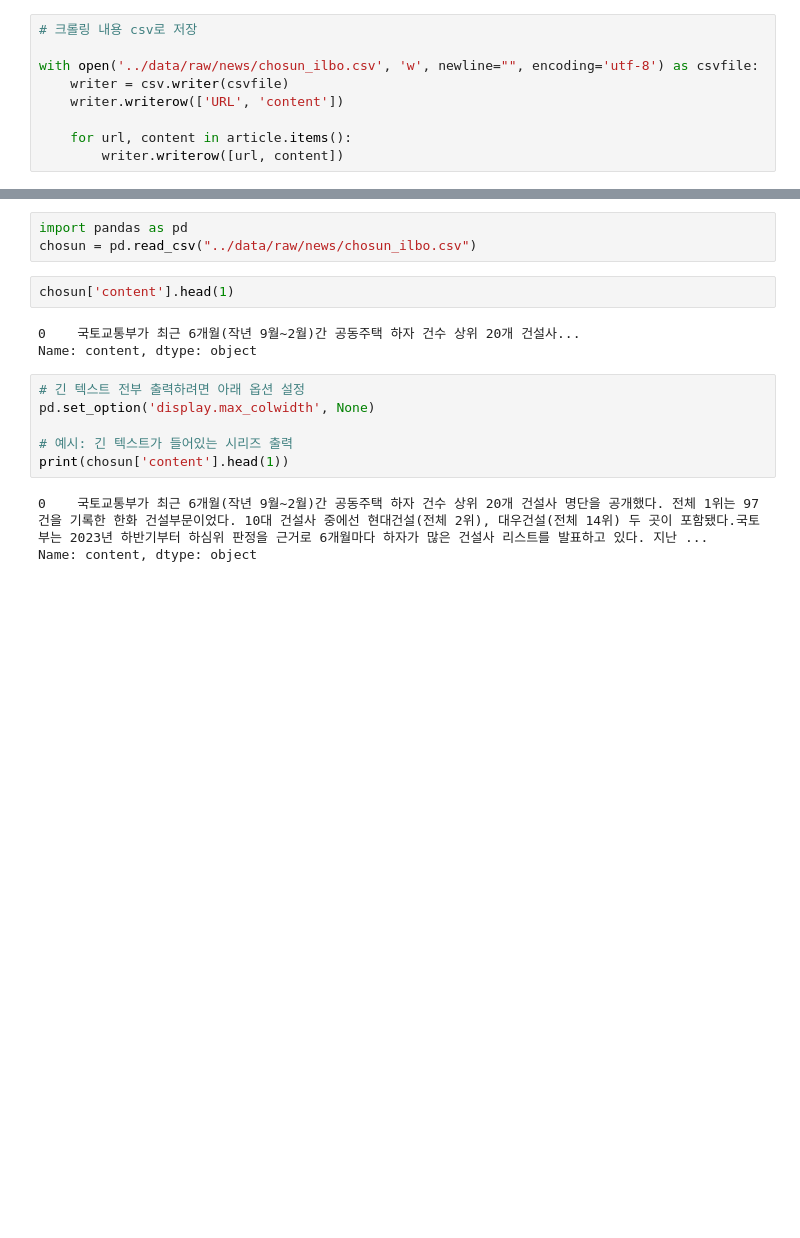
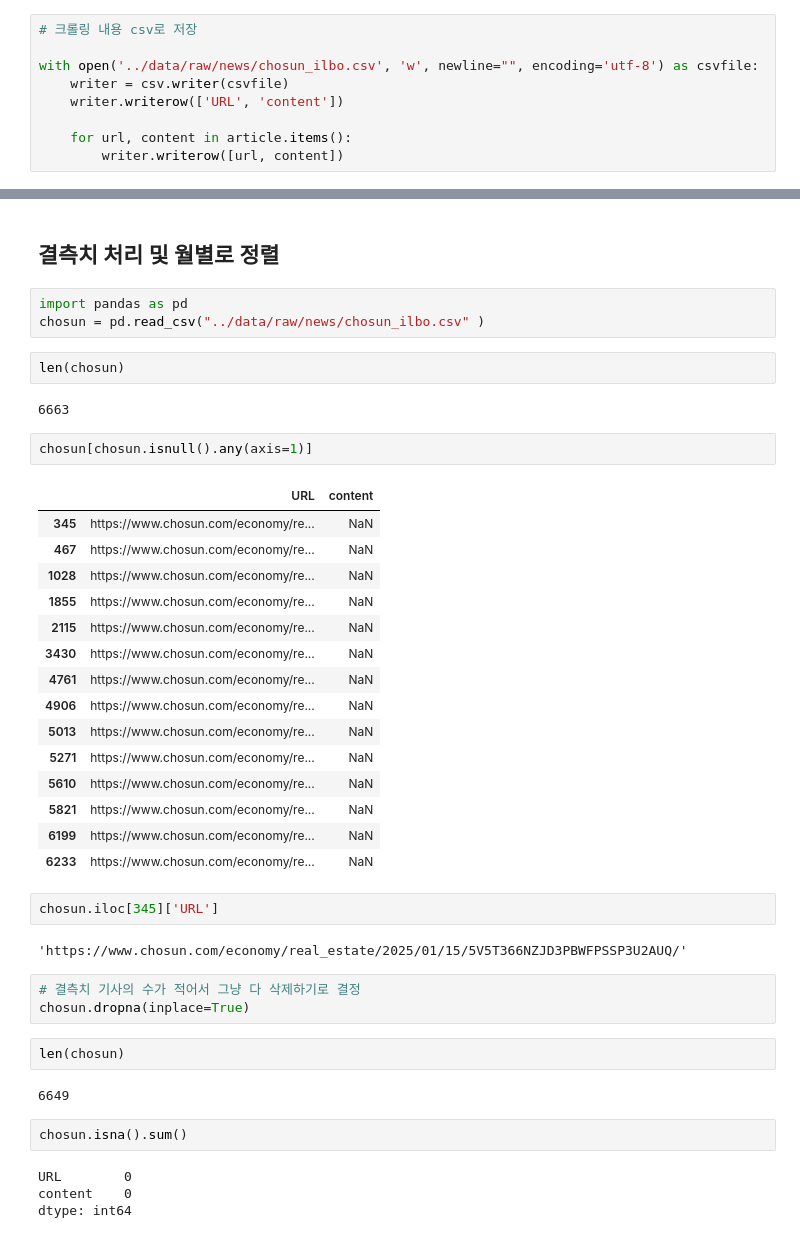
Before and after one commit to kimyoungho010311/AptPrice-SatelliteSentiment, a Jupyter notebook: notebooks/chosun_ilbo.ipynb, the cells around one changed output, grey strips where cells are left out. Drawn from its saved outputs; the diff is of its cells as text; blank space fills up the shorter version.

```diff
--- a/notebooks/chosun_ilbo.ipynb
+++ b/notebooks/chosun_ilbo.ipynb
@@ -193,17 +162,44 @@ with open('../data/raw/news/chosun_ilbo.csv', 'w', newline="", encoding='utf-8')
+# %% [markdown]
+## 결측치 처리 및 월별로 정렬
 # %%
 import pandas as pd
-chosun = pd.read_csv("../data/raw/news/chosun_ilbo.csv")
+chosun = pd.read_csv("../data/raw/news/chosun_ilbo.csv" )
-# %%
-chosun['content'].head(1)
-# %% [output]
-0    국토교통부가 최근 6개월(작년 9월~2월)간 공동주택 하자 건수 상위 20개 건설사...
-Name: content, dtype: object
-# %%
-# 긴 텍스트 전부 출력하려면 아래 옵션 설정
-pd.set_option('display.max_colwidth', None)
-
-# 예시: 긴 텍스트가 들어있는 시리즈 출력
-print(chosun['content'].head(1))
-# %% [output]
-0    국토교통부가 최근 6개월(작년 9월~2월)간 공동주택 하자 건수 상위 20개 건설사 명단을 공개했다. 전체 1위는 97건을 기록한 한화 건설부문이었다. 10대 건설사 중에선 현대건설(전체 2위), 대우건설(전체 14위) 두 곳이 포함됐다.국토부는 2023년 하반기부터 하심위 판정을 근거로 6개월마다 하자가 많은 건설사 리스트를 발표하고 있다. 지난 ...
-Name: content, dtype: object
+# %%
+len(chosun)
+# %% [output]
+6663
+# %%
+chosun[chosun.isnull().any(axis=1)]
+# %% [output]
+|  | URL | content |
+| 345 | https://www.chosun.com/economy/re... | NaN |
+| 467 | https://www.chosun.com/economy/re... | NaN |
+| 1028 | https://www.chosun.com/economy/re... | NaN |
+| 1855 | https://www.chosun.com/economy/re... | NaN |
+| 2115 | https://www.chosun.com/economy/re... | NaN |
+| 3430 | https://www.chosun.com/economy/re... | NaN |
+| 4761 | https://www.chosun.com/economy/re... | NaN |
+| 4906 | https://www.chosun.com/economy/re... | NaN |
+| 5013 | https://www.chosun.com/economy/re... | NaN |
+| 5271 | https://www.chosun.com/economy/re... | NaN |
+| 5610 | https://www.chosun.com/economy/re... | NaN |
+| 5821 | https://www.chosun.com/economy/re... | NaN |
+| 6199 | https://www.chosun.com/economy/re... | NaN |
+| 6233 | https://www.chosun.com/economy/re... | NaN |
+# %%
+chosun.iloc[345]['URL']
+# %% [output]
+'https://www.chosun.com/economy/real_estate/2025/01/15/5V5T366NZJD3PBWFPSSP3U2AUQ/'
+# %%
+# 결측치 기사의 수가 적어서 그냥 다 삭제하기로 결정
+chosun.dropna(inplace=True)
+# %%
+len(chosun)
+# %% [output]
+6649
+# %%
+chosun.isna().sum()
+# %% [output]
+URL        0
+content    0
+dtype: int64
```
Also changed, not shown: parts of 11 cells of this notebook, 4 other files.
